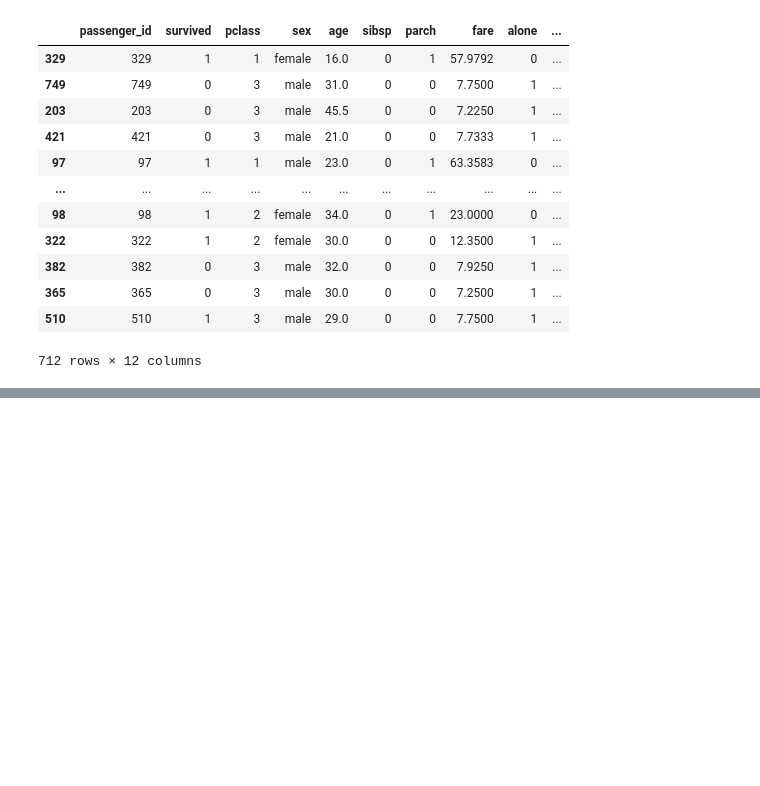
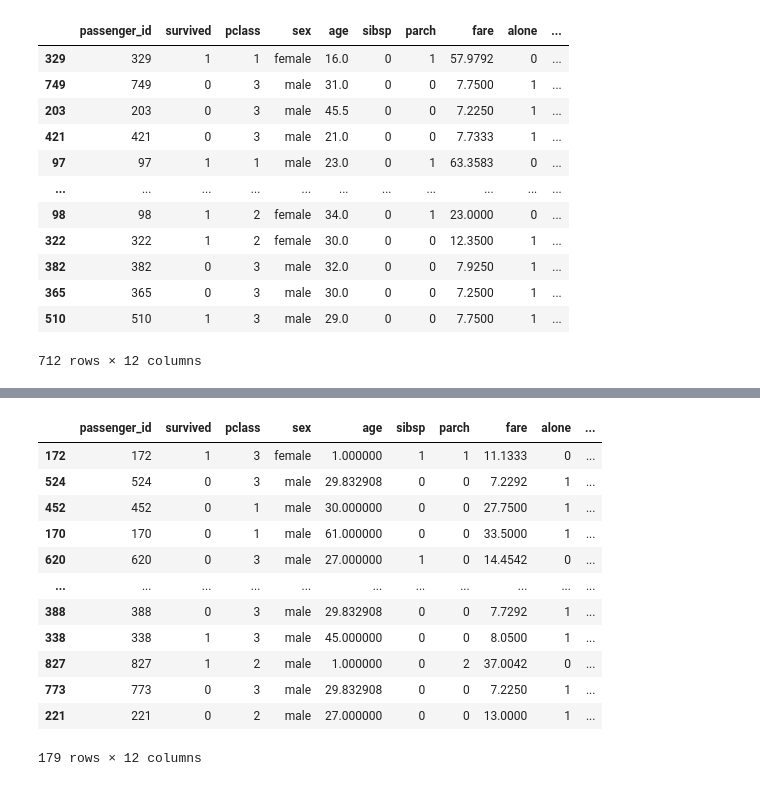
Before and after one commit to aleclhartman/ds-methodologies-exercises, a Jupyter notebook: classification/prep-lesson.ipynb, the cells around one changed output, grey strips where cells are left out. Cells and saved outputs as stored; diff of their text form; code cells hidden in the pictures; blank space fills up the shorter version.

```diff
--- a/classification/prep-lesson.ipynb
+++ b/classification/prep-lesson.ipynb
@@ -364,0 +429,3 @@ train
+# %%
+df = ac.get_titanic_data()
+train, test = prep_titanic_data(df)
@@ -364,0 +459,16 @@ train
+# %%
+test
+# %% [output]
+|  | passenger_id | survived | pclass | sex | age | sibsp | parch | fare | alone | ... |
+| 172 | 172 | 1 | 3 | female | 1.000000 | 1 | 1 | 11.1333 | 0 | ... |
+| 524 | 524 | 0 | 3 | male | 29.832908 | 0 | 0 | 7.2292 | 1 | ... |
+| 452 | 452 | 0 | 1 | male | 30.000000 | 0 | 0 | 27.7500 | 1 | ... |
+| 170 | 170 | 0 | 1 | male | 61.000000 | 0 | 0 | 33.5000 | 1 | ... |
+| 620 | 620 | 0 | 3 | male | 27.000000 | 1 | 0 | 14.4542 | 0 | ... |
+| ... | ... | ... | ... | ... | ... | ... | ... | ... | ... | ... |
+| 388 | 388 | 0 | 3 | male | 29.832908 | 0 | 0 | 7.7292 | 1 | ... |
+| 338 | 338 | 1 | 3 | male | 45.000000 | 0 | 0 | 8.0500 | 1 | ... |
+| 827 | 827 | 1 | 2 | male | 1.000000 | 0 | 2 | 37.0042 | 0 | ... |
+| 773 | 773 | 0 | 3 | male | 29.832908 | 0 | 0 | 7.2250 | 1 | ... |
+| 221 | 221 | 0 | 2 | male | 27.000000 | 0 | 0 | 13.0000 | 1 | ... |
+179 rows × 12 columns
```
Also changed, not shown: parts of 5 cells of this notebook.
